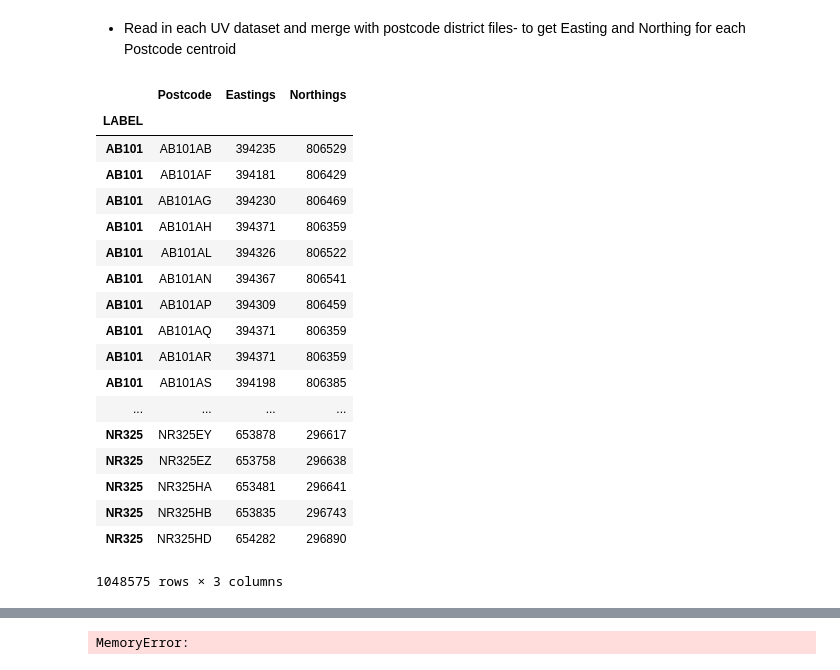
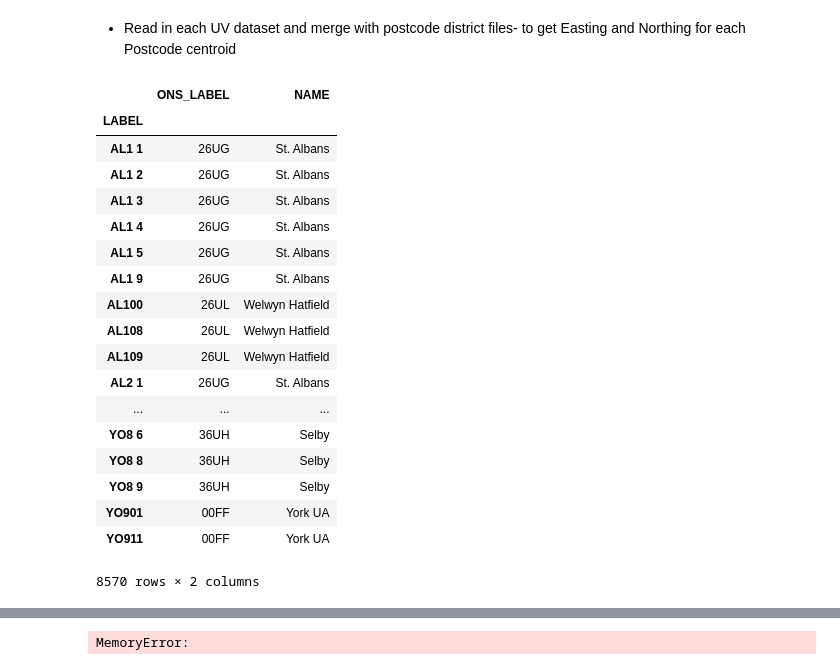
Before and after one commit to annalisasheehan/ICL_Diabetes, a Jupyter notebook: UV_postcode_district.ipynb, the cells around one changed output, grey strips where cells are left out. Cells and saved outputs as stored; diff of their text form; code cells hidden in the pictures.

```diff
--- a/UV_postcode_district.ipynb
+++ b/UV_postcode_district.ipynb
@@ -13,25 +15,25 @@ postcode = postcode.set_index('LABEL')
-# %%
-postcode
-# %% [output]
-|  | Postcode | Eastings | Northings |
-| LABEL |  |  |  |
-| AB101 | AB101AB | 394235 | 806529 |
-| AB101 | AB101AF | 394181 | 806429 |
-| AB101 | AB101AG | 394230 | 806469 |
-| AB101 | AB101AH | 394371 | 806359 |
-| AB101 | AB101AL | 394326 | 806522 |
-| AB101 | AB101AN | 394367 | 806541 |
-| AB101 | AB101AP | 394309 | 806459 |
-| AB101 | AB101AQ | 394371 | 806359 |
-| AB101 | AB101AR | 394371 | 806359 |
-| AB101 | AB101AS | 394198 | 806385 |
-| ... | ... | ... | ... |
-| NR325 | NR325EY | 653878 | 296617 |
-| NR325 | NR325EZ | 653758 | 296638 |
-| NR325 | NR325HA | 653481 | 296641 |
-| NR325 | NR325HB | 653835 | 296743 |
-| NR325 | NR325HD | 654282 | 296890 |
-1048575 rows × 3 columns
+# %%
+d4
+# %% [output]
+|  | ONS_LABEL | NAME |
+| LABEL |  |  |
+| AL1 1 | 26UG | St. Albans |
+| AL1 2 | 26UG | St. Albans |
+| AL1 3 | 26UG | St. Albans |
+| AL1 4 | 26UG | St. Albans |
+| AL1 5 | 26UG | St. Albans |
+| AL1 9 | 26UG | St. Albans |
+| AL100 | 26UL | Welwyn Hatfield |
+| AL108 | 26UL | Welwyn Hatfield |
+| AL109 | 26UL | Welwyn Hatfield |
+| AL2 1 | 26UG | St. Albans |
+| ... | ... | ... |
+| YO8 6 | 36UH | Selby |
+| YO8 8 | 36UH | Selby |
+| YO8 9 | 36UH | Selby |
+| YO901 | 00FF | York UA |
+| YO911 | 00FF | York UA |
+8570 rows × 2 columns
 # %%
 Apr03 = pd.read_csv(r"S:\Projects\SAHSU_Share\Diabetes\Datasets\UVvitd0203\Apr03.csv")
 Sep02 = pd.read_csv(r"S:\Projects\SAHSU_Share\Diabetes\Datasets\UVvitd0203\Sep02.csv")
```
Also changed, not shown: parts of 12 cells of this notebook.
